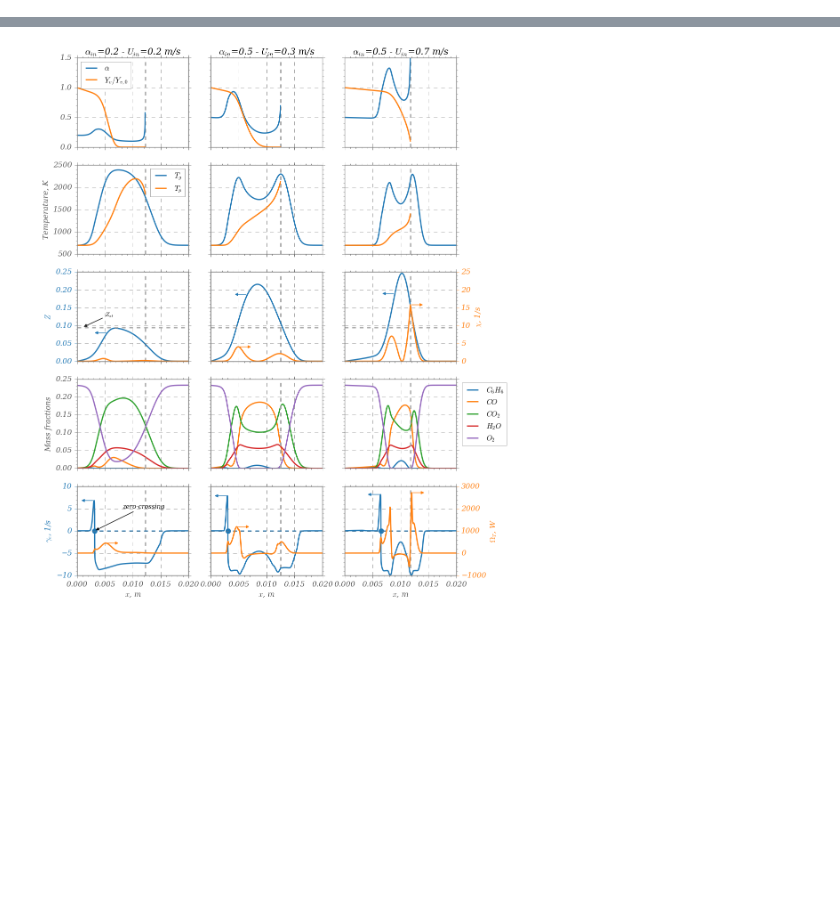
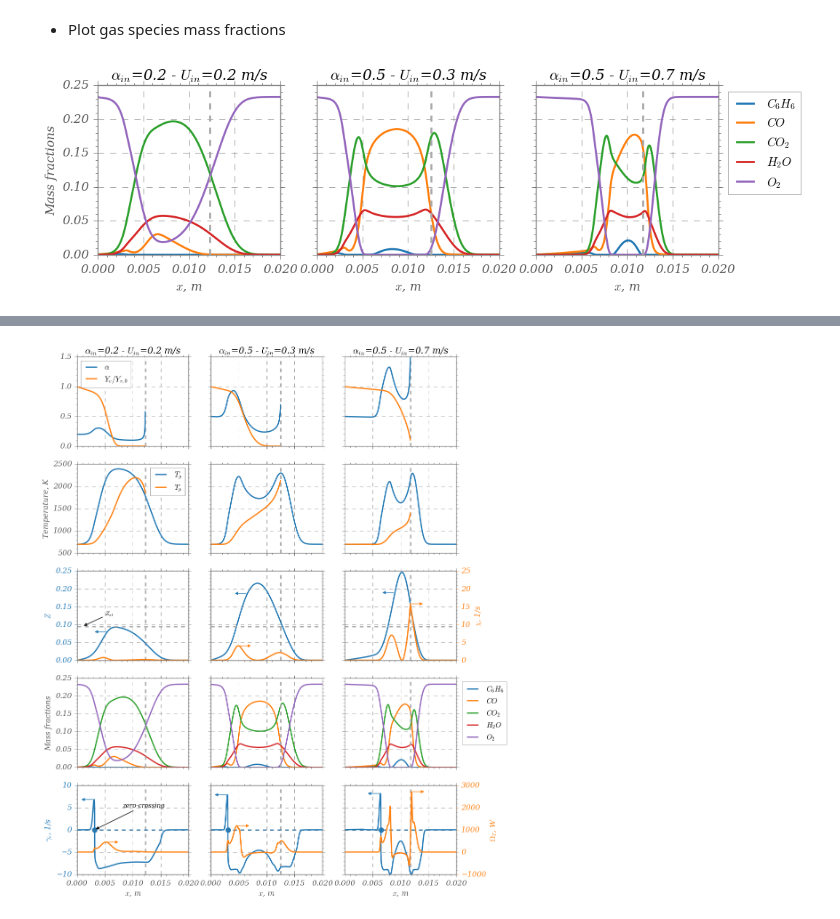
Before and after one commit to mighelone/quality_plot, a Jupyter notebook: DirectAnalysis.ipynb, the cells around one changed output, grey strips where cells are left out. Saved outputs shown, nothing was run; the diff lists cells and outputs as text; code cells hidden in the pictures; blank space fills up the shorter version.

```diff
--- a/DirectAnalysis.ipynb
+++ b/DirectAnalysis.ipynb
@@ -85,19 +133,32 @@ def plot_temperature(coal, n=1, ax=None):
+# %% [markdown]
+* Plot gas species mass fractions
 # %%
 species = ['C6H6', 'CO', 'CO2', 'H2O', 'O2']
 species_label = ['$C_6H_6$', '$CO$', '$CO_2$', '$H_2O$', '$O_2$']
 def plot_species(coal, n=1, ax=None):
+    '''
+    Plot species mass fractions
+    '''
     ax = set_ax(ax)
     X = coal['X']
     for sp, col in zip(species, colors):
         ax.plot(X, coal[sp], color=col)
-
-
     if n == 0:
         ax.set_ylabel('Mass fractions')
     elif n == 2:
         ax.legend(species_label, loc='upper left',
                   bbox_to_anchor=(1.02, 1))
-
     ax.locator_params(axis='y', nbins=5)
     X_stg, stg_index = stagnation(coal, ax)
     return ax
+
+fig, axes = plt.subplots(ncols=len(coal1D), sharey='row',
+                         sharex='col', figsize=(L, H))
+
+for n_col, (c, ax, t) in enumerate(zip(coal1D, axes, titles)):
+    ax.set_title(t)
+    plot_species(c, n_col, ax=ax)
+    ax.set_xlabel('$x$, m')
+    ax.set_xlim([0, 0.02])
+# %% [output]
+[figure, added]
```
Also changed, not shown: parts of 21 cells of this notebook, 1 other file.
